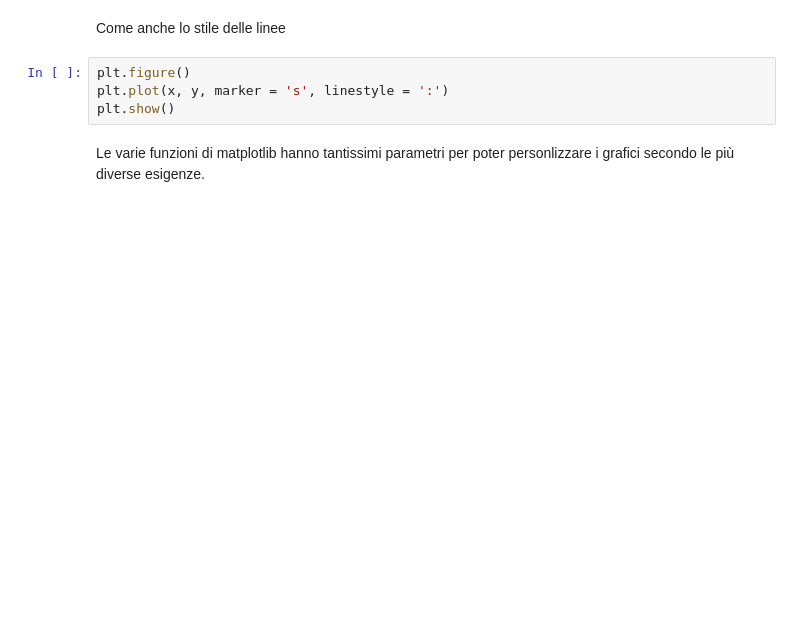
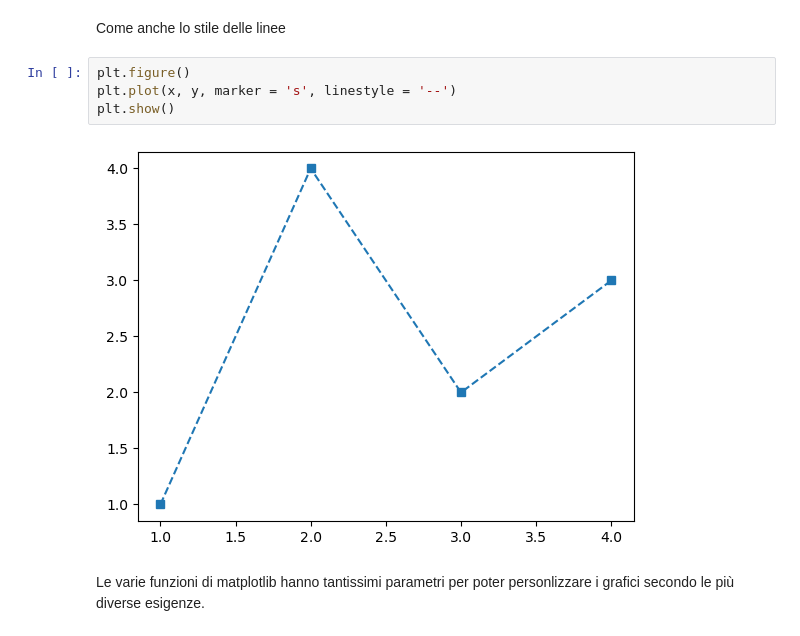
Before and after one commit to jb-sharp/stat4bigdata, a Jupyter notebook: Lezione 8/08-1-matplotlib.ipynb, the cells around one changed output. Saved outputs shown, nothing was run; the diff lists cells and outputs as text; blank space fills up the shorter version.

```diff
--- a/Lezione 8/08-1-matplotlib.ipynb
+++ b/Lezione 8/08-1-matplotlib.ipynb
@@ -49,8 +71,10 @@ plt.show()
 Come anche lo stile delle linee
 # %%
 plt.figure()
-plt.plot(x, y, marker = 's', linestyle = ':')
+plt.plot(x, y, marker = 's', linestyle = '--')
 plt.show()
+# %% [output]
+[figure, added]
 # %% [markdown]
 Le varie funzioni di matplotlib hanno tantissimi parametri per poter personlizzare i grafici secondo le più diverse esigenze.
 # %%
```
Also changed, not shown: parts of 26 cells of this notebook, 1 other file.
